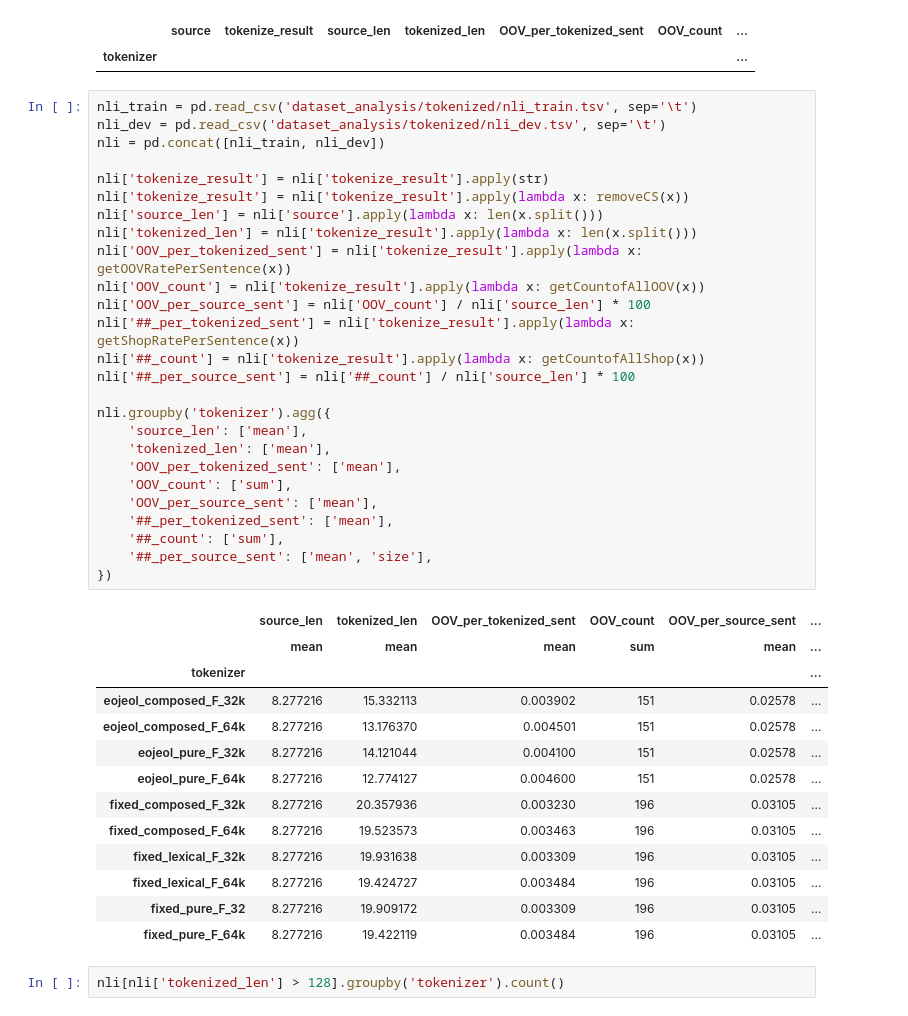
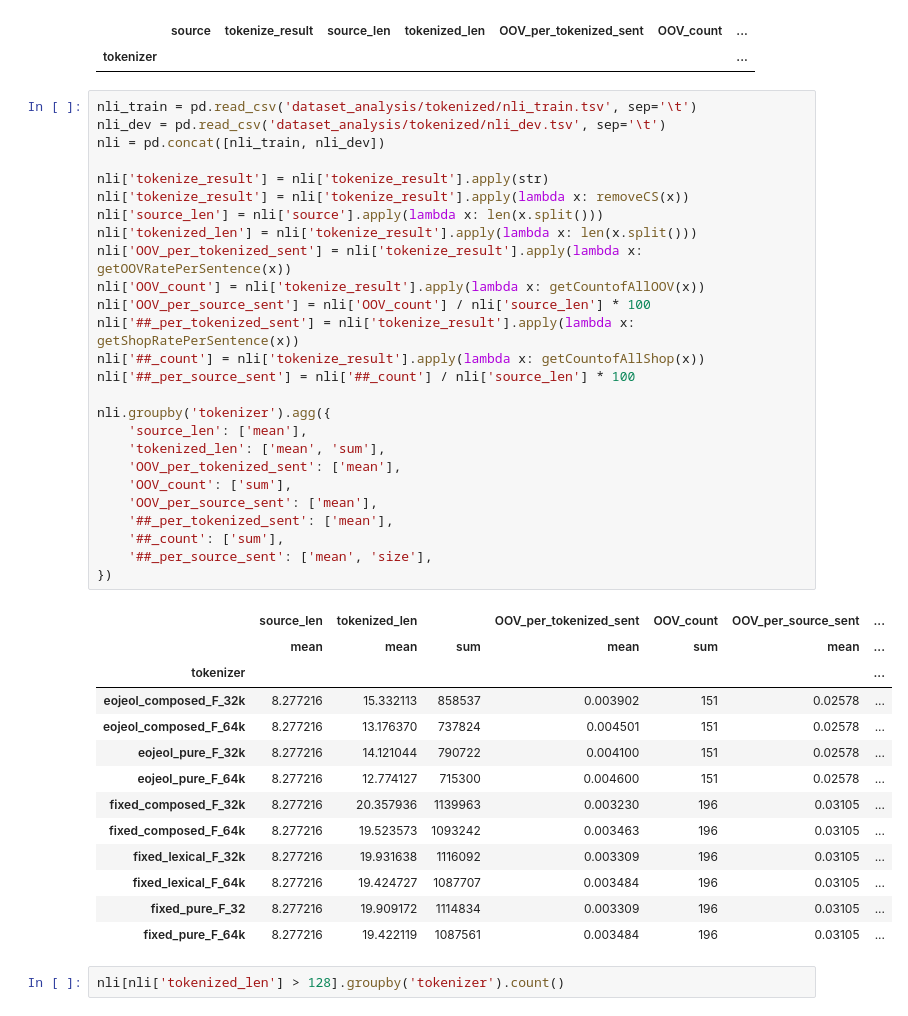
Before and after one commit to taeheejeon22/MorphSubDecomp-Korean, a Jupyter notebook: dataset_analysis/oov_analysis.ipynb, the cells around one changed output. Saved outputs shown, nothing was run; the diff lists cells and outputs as text.

```diff
--- a/dataset_analysis/oov_analysis.ipynb
+++ b/dataset_analysis/oov_analysis.ipynb
@@ -796,43 +799,43 @@ dp[dp['tokenized_len'] > 128].groupby('tokenizer').count()
 # %%
 nli_train = pd.read_csv('dataset_analysis/tokenized/nli_train.tsv', sep='\t')
 nli_dev = pd.read_csv('dataset_analysis/tokenized/nli_dev.tsv', sep='\t')
 nli = pd.concat([nli_train, nli_dev])
 
 nli['tokenize_result'] = nli['tokenize_result'].apply(str)
 nli['tokenize_result'] = nli['tokenize_result'].apply(lambda x: removeCS(x))
 nli['source_len'] = nli['source'].apply(lambda x: len(x.split()))
 nli['tokenized_len'] = nli['tokenize_result'].apply(lambda x: len(x.split()))
 nli['OOV_per_tokenized_sent'] = nli['tokenize_result'].apply(lambda x: getOOVRatePerSentence(x))
 nli['OOV_count'] = nli['tokenize_result'].apply(lambda x: getCountofAllOOV(x))
 nli['OOV_per_source_sent'] = nli['OOV_count'] / nli['source_len'] * 100
 nli['##_per_tokenized_sent'] = nli['tokenize_result'].apply(lambda x: getShopRatePerSentence(x))
 nli['##_count'] = nli['tokenize_result'].apply(lambda x: getCountofAllShop(x))
 nli['##_per_source_sent'] = nli['##_count'] / nli['source_len'] * 100
 
 nli.groupby('tokenizer').agg({
     'source_len': ['mean'],
-    'tokenized_len': ['mean'],
+    'tokenized_len': ['mean', 'sum'],
     'OOV_per_tokenized_sent': ['mean'],
     'OOV_count': ['sum'],
     'OOV_per_source_sent': ['mean'],
     '##_per_tokenized_sent': ['mean'],
     '##_count': ['sum'],
     '##_per_source_sent': ['mean', 'size'],
 })
 # %% [output]
-|  | source_len | tokenized_len | OOV_per_tokenized_sent | OOV_count | OOV_per_source_sent | ... |
-|  | mean | mean | mean | sum | mean | ... |
-| tokenizer |  |  |  |  |  | ... |
-| eojeol_composed_F_32k | 8.277216 | 15.332113 | 0.003902 | 151 | 0.02578 | ... |
-| eojeol_composed_F_64k | 8.277216 | 13.176370 | 0.004501 | 151 | 0.02578 | ... |
-| eojeol_pure_F_32k | 8.277216 | 14.121044 | 0.004100 | 151 | 0.02578 | ... |
-| eojeol_pure_F_64k | 8.277216 | 12.774127 | 0.004600 | 151 | 0.02578 | ... |
-| fixed_composed_F_32k | 8.277216 | 20.357936 | 0.003230 | 196 | 0.03105 | ... |
-| fixed_composed_F_64k | 8.277216 | 19.523573 | 0.003463 | 196 | 0.03105 | ... |
-| fixed_lexical_F_32k | 8.277216 | 19.931638 | 0.003309 | 196 | 0.03105 | ... |
-| fixed_lexical_F_64k | 8.277216 | 19.424727 | 0.003484 | 196 | 0.03105 | ... |
-| fixed_pure_F_32 | 8.277216 | 19.909172 | 0.003309 | 196 | 0.03105 | ... |
-| fixed_pure_F_64k | 8.277216 | 19.422119 | 0.003484 | 196 | 0.03105 | ... |
+|  | source_len | tokenized_len |  | OOV_per_tokenized_sent | OOV_count | OOV_per_source_sent | ... |
+|  | mean | mean | sum | mean | sum | mean | ... |
+| tokenizer |  |  |  |  |  |  | ... |
+| eojeol_composed_F_32k | 8.277216 | 15.332113 | 858537 | 0.003902 | 151 | 0.02578 | ... |
+| eojeol_composed_F_64k | 8.277216 | 13.176370 | 737824 | 0.004501 | 151 | 0.02578 | ... |
+| eojeol_pure_F_32k | 8.277216 | 14.121044 | 790722 | 0.004100 | 151 | 0.02578 | ... |
+| eojeol_pure_F_64k | 8.277216 | 12.774127 | 715300 | 0.004600 | 151 | 0.02578 | ... |
+| fixed_composed_F_32k | 8.277216 | 20.357936 | 1139963 | 0.003230 | 196 | 0.03105 | ... |
+| fixed_composed_F_64k | 8.277216 | 19.523573 | 1093242 | 0.003463 | 196 | 0.03105 | ... |
+| fixed_lexical_F_32k | 8.277216 | 19.931638 | 1116092 | 0.003309 | 196 | 0.03105 | ... |
+| fixed_lexical_F_64k | 8.277216 | 19.424727 | 1087707 | 0.003484 | 196 | 0.03105 | ... |
+| fixed_pure_F_32 | 8.277216 | 19.909172 | 1114834 | 0.003309 | 196 | 0.03105 | ... |
+| fixed_pure_F_64k | 8.277216 | 19.422119 | 1087561 | 0.003484 | 196 | 0.03105 | ... |
 # %%
 nli[nli['tokenized_len'] > 128].groupby('tokenizer').count()
 # %% [output]
```
Also changed, not shown: parts of 6 cells of this notebook.
